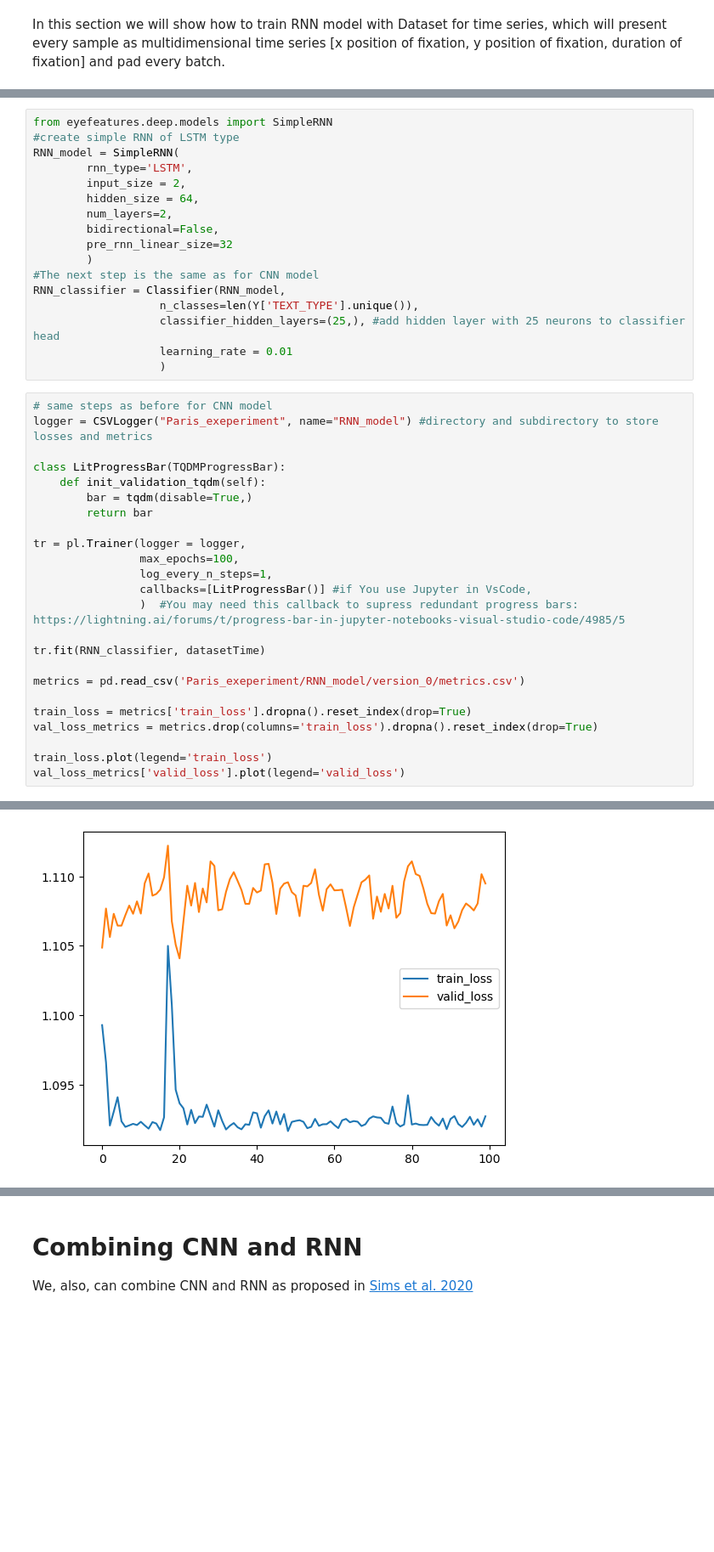
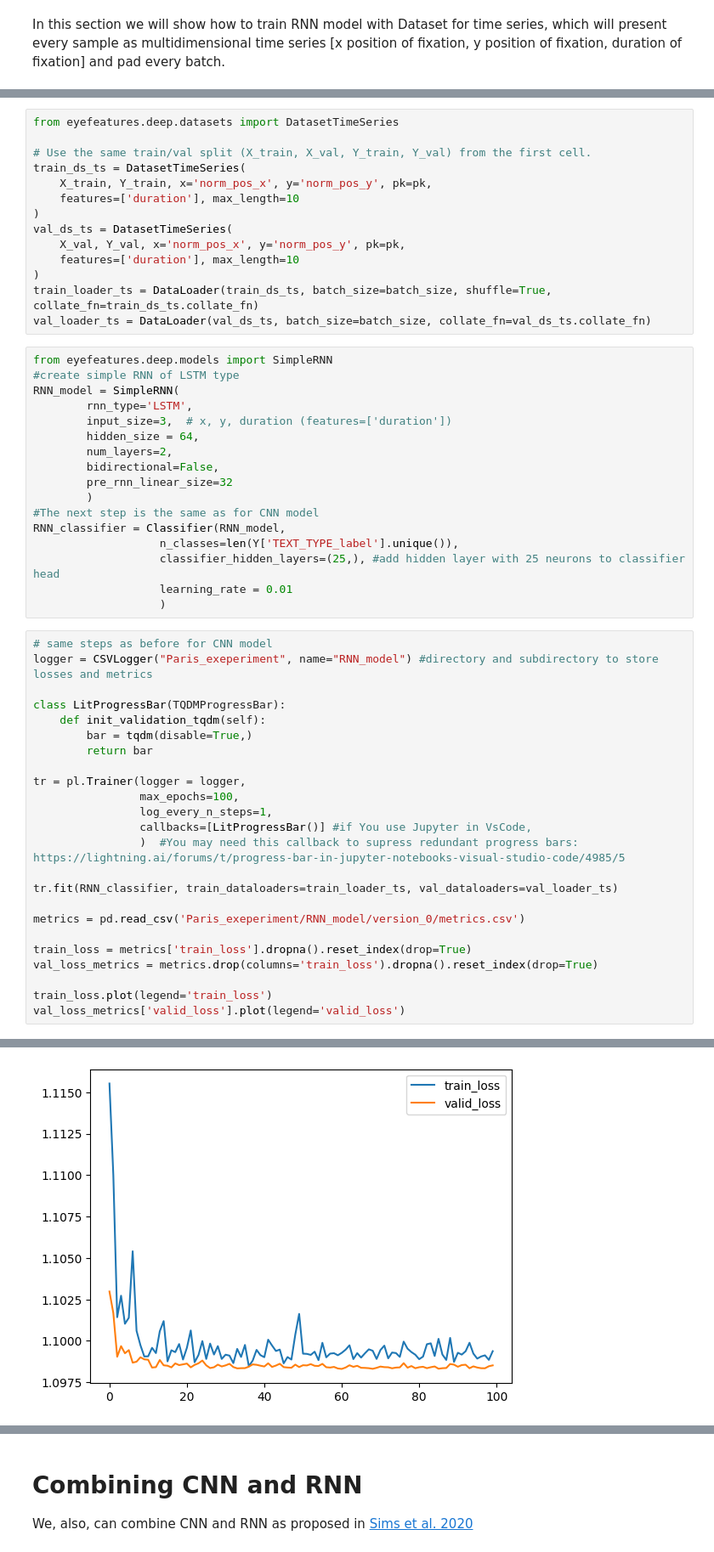
Before and after one commit to hse-scila/EyeFeatures, a Jupyter notebook: tutorials/DL_tutorial.ipynb, the cells around one changed output, grey strips where cells are left out. Shown at 85% size. Drawn from its saved outputs; the diff is of its cells as text; blank space fills up the shorter version.

Commit message:
fixed deep module and respective tutorial.

```diff
--- a/tutorials/DL_tutorial.ipynb
+++ b/tutorials/DL_tutorial.ipynb
@@ -180,9 +185,23 @@ datasetTime = DatasetLightningTimeSeries(
+# %%
+from eyefeatures.deep.datasets import DatasetTimeSeries
+
+# Use the same train/val split (X_train, X_val, Y_train, Y_val) from the first cell.
+train_ds_ts = DatasetTimeSeries(
+    X_train, Y_train, x='norm_pos_x', y='norm_pos_y', pk=pk,
+    features=['duration'], max_length=10
+)
+val_ds_ts = DatasetTimeSeries(
+    X_val, Y_val, x='norm_pos_x', y='norm_pos_y', pk=pk,
+    features=['duration'], max_length=10
+)
+train_loader_ts = DataLoader(train_ds_ts, batch_size=batch_size, shuffle=True, collate_fn=train_ds_ts.collate_fn)
+val_loader_ts = DataLoader(val_ds_ts, batch_size=batch_size, collate_fn=val_ds_ts.collate_fn)
 # %%
 from eyefeatures.deep.models import SimpleRNN
 #create simple RNN of LSTM type
 RNN_model = SimpleRNN(
         rnn_type='LSTM',
-        input_size = 2,
+        input_size=3,  # x, y, duration (features=['duration'])
         hidden_size = 64,
         num_layers=2,
         bidirectional=False,
@@ -190,7 +209,7 @@ RNN_model = SimpleRNN(
         )
 #The next step is the same as for CNN model
 RNN_classifier = Classifier(RNN_model,
-                   n_classes=len(Y['TEXT_TYPE'].unique()),
+                   n_classes=len(Y['TEXT_TYPE_label'].unique()),
                    classifier_hidden_layers=(25,), #add hidden layer with 25 neurons to classifier head
                    learning_rate = 0.01
                    )
@@ -209,7 +228,7 @@ tr = pl.Trainer(logger = logger,
                 callbacks=[LitProgressBar()] #if You use Jupyter in VsCode,
                 )  #You may need this callback to supress redundant progress bars: https://lightning.ai/forums/t/progress-bar-in-jupyter-notebooks-visual-studio-code/4985/5
 
-tr.fit(RNN_classifier, datasetTime)
+tr.fit(RNN_classifier, train_dataloaders=train_loader_ts, val_dataloaders=val_loader_ts)
 
 metrics = pd.read_csv('Paris_exeperiment/RNN_model/version_0/metrics.csv')
 
@@ -241,4 +260,4 @@ c:\Users\toxas\anaconda3\Lib\site-packages\pytorch_lightning\trainer\connectors\
 `Trainer.fit` stopped: `max_epochs=100` reached.
 <Axes: >
-[figure, old version]
+[figure, new version]
 # %% [markdown]
```
Also changed, not shown: parts of 12 cells of this notebook, 6 other files.
